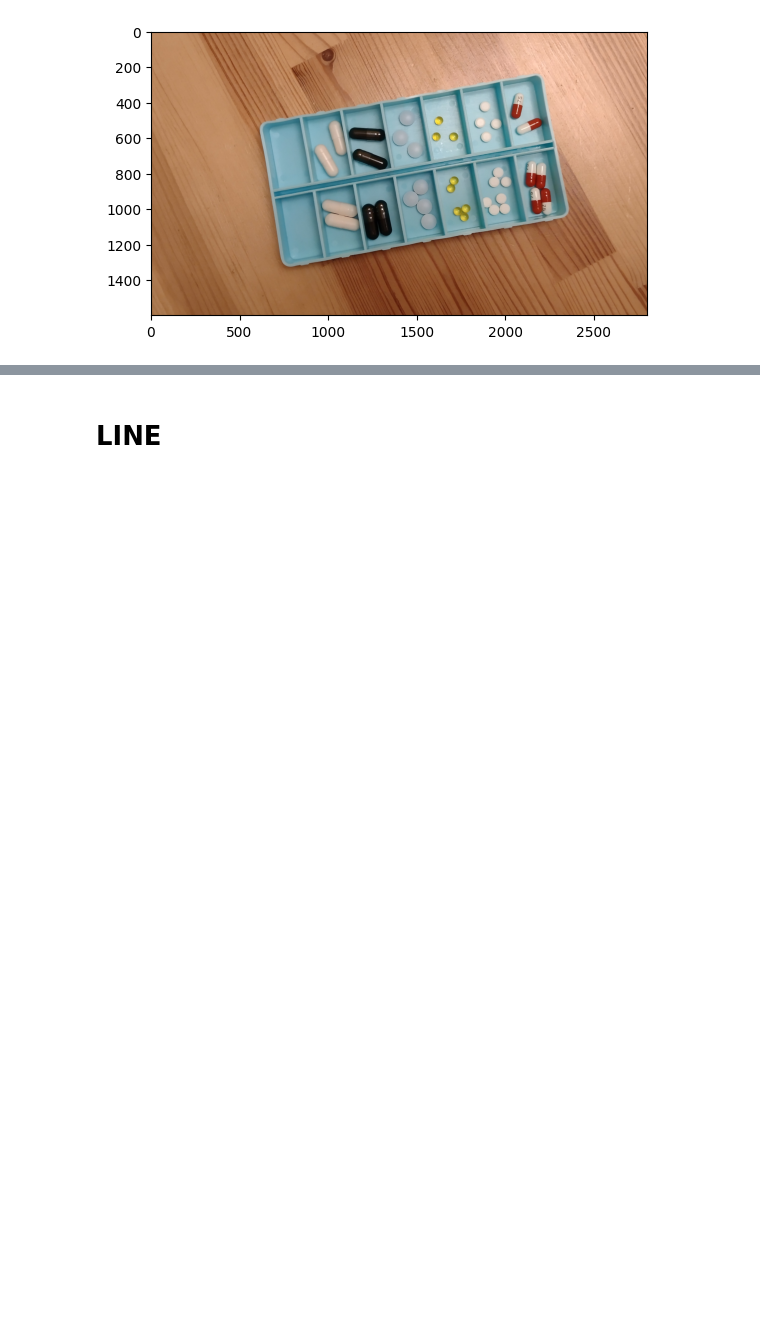
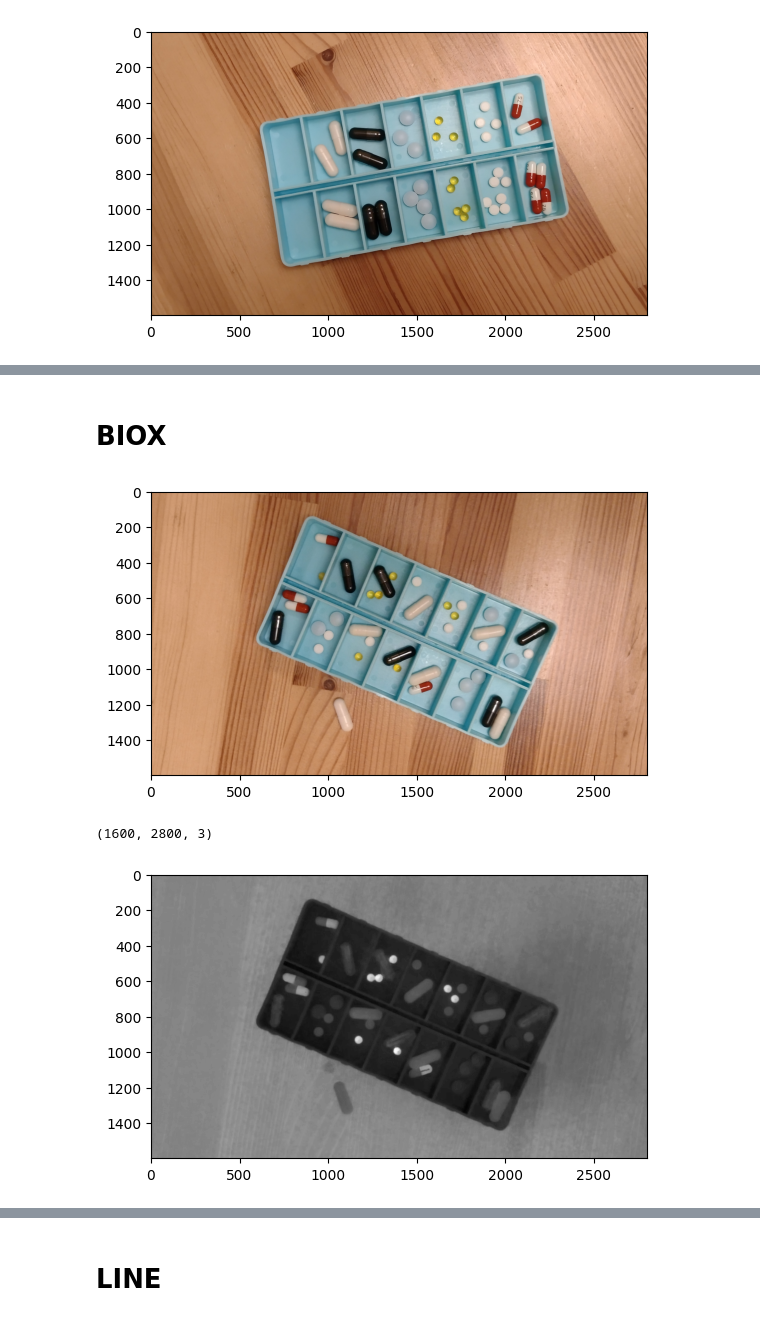
Before and after one commit to WitoldFracek/AiPOiV, a Jupyter notebook: Lab5/experiments.ipynb, the cells around one changed output, grey strips where cells are left out. Drawn from its saved outputs; the diff is of its cells as text; code cells hidden in the pictures; blank space fills up the shorter version.

```diff
--- a/Lab5/experiments.ipynb
+++ b/Lab5/experiments.ipynb
@@ -16,0 +50,61 @@ plt.show()
+# %% [markdown]
+# BIOX
+# %%
+src = cv2.imread('calib.png')
+src = cv2.imread('test_line.png')
+# src = cv2.imread('test.png')
+plt.imshow(cv2.cvtColor(src, cv2.COLOR_BGR2RGB))
+plt.show()
+assert src is not None
+image = src.copy()
+
+image = cv2.cvtColor(image, cv2.COLOR_BGR2LAB)
+image = image[..., 2]
+plt.imshow(image, cmap='gray')
+plt.show()
+
+# image = cv2.cvtColor(image, cv2.COLOR_BGR2HSV) #0-180, 0-255, 0-255
+# image = cv2.inRange(image, (0, 150, 170), (50, 255, 255))
+# plt.imshow(image, cmap='gray')
+# plt.show()
+
+# kernel = cv2.getStructuringElement(cv2.MORPH_CROSS, (5, 5))
+# image = cv2.morphologyEx(image, cv2.MORPH_OPEN, kernel)
+# plt.imshow(image, cmap='gray')
+# plt.show()
+
+# kernel = cv2.getStructuringElement(cv2.MORPH_CROSS, (7, 7))
+# image = cv2.morphologyEx(image, cv2.MORPH_ERODE, kernel)
+# plt.imshow(image, cmap='gray')
+# plt.show()
+
+# kernel = cv2.getStructuringElement(cv2.MORPH_CROSS, (20, 20))
+# image = cv2.morphologyEx(image, cv2.MORPH_OPEN, kernel)
+# plt.imshow(image, cmap='gray')
+# plt.show()
+
+# image = remove_small_objects(image > 0, min_size=3000)
+# plt.imshow(image, cmap='gray')
+# plt.show()
+
+# print('Gray')
+# plt.imshow(image[..., 1], cmap='gray')
+# plt.show()
+
+# print('Gray')
+# plt.imshow(image[..., 2], cmap='gray')
+# plt.show()
+
+# image = cv2.convertScaleAbs(image, alpha=1.2, beta=0)
+# print('Contrast')
+# plt.imshow(image, cmap='gray')
+# plt.show()
+
+# image = cv2.inRange(image, 200, 255)
+# print('Color filtering')
+# plt.imshow(image, cmap='gray')
+# plt.show()
+# %% [output]
+[figure, added]
+(1600, 2800, 3)
+[figure, added]
```
Also changed, not shown: parts of 8 cells of this notebook, 1 other file.
